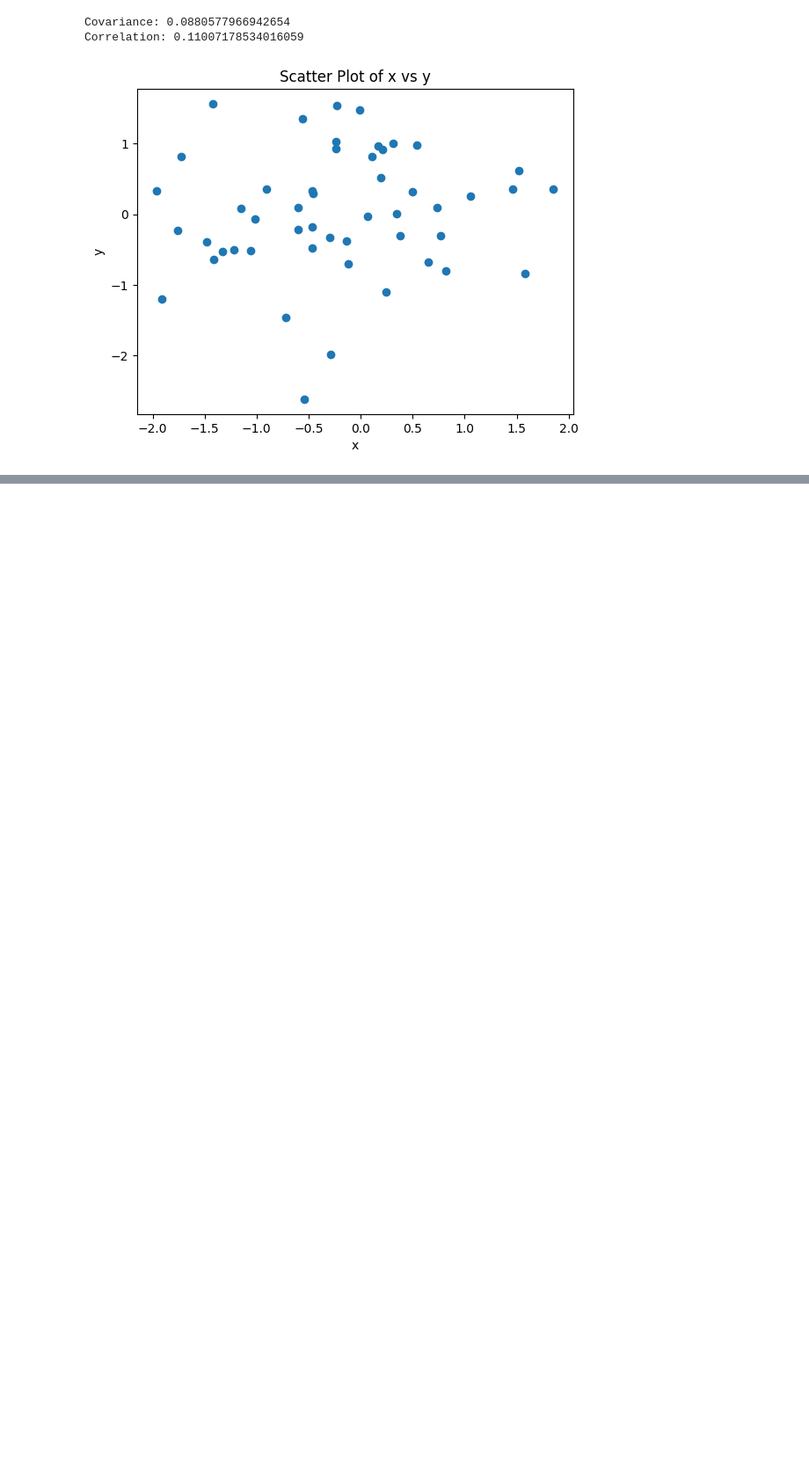
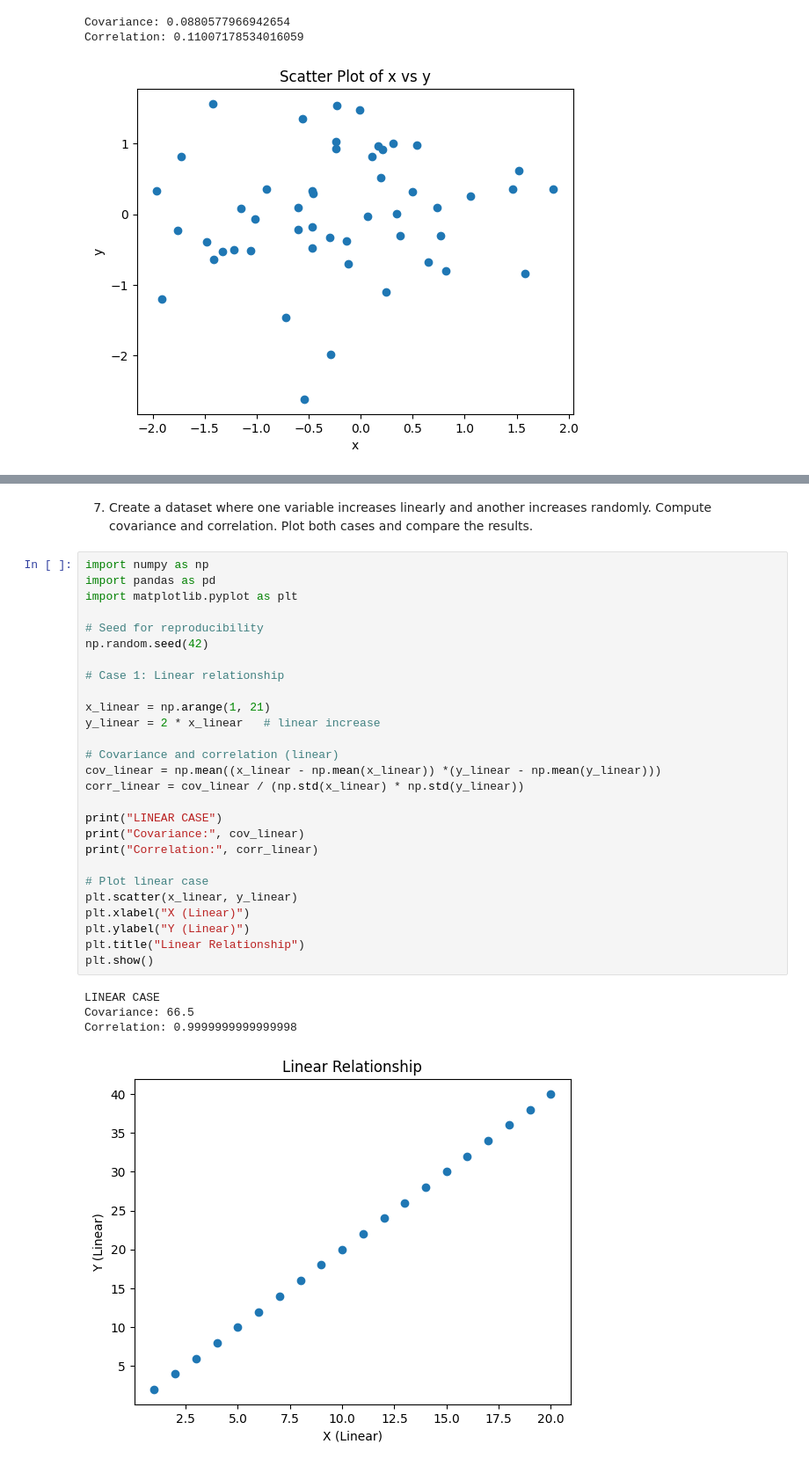
Before and after one commit to bikrambohara/DataScience_LAB, a Jupyter notebook: Lab6/qs4,5,6,7.ipynb, the cells around one changed output, grey strips where cells are left out. Shown at 88% size. Saved outputs shown, nothing was run; the diff lists cells and outputs as text; blank space fills up the shorter version.

```diff
--- a/Lab6/qs4,5,6,7.ipynb
+++ b/Lab6/qs4,5,6,7.ipynb
@@ -68,0 +118,36 @@ Correlation: 0.11007178534016059
+# %% [markdown]
+7. Create a dataset where one variable increases linearly and another increases randomly.
+Compute covariance and correlation.
+Plot both cases and compare the results.
+# %%
+import numpy as np
+import pandas as pd
+import matplotlib.pyplot as plt
+
+# Seed for reproducibility
+np.random.seed(42)
+
+# Case 1: Linear relationship
+
+x_linear = np.arange(1, 21)
+y_linear = 2 * x_linear   # linear increase
+
+# Covariance and correlation (linear)
+cov_linear = np.mean((x_linear - np.mean(x_linear)) *(y_linear - np.mean(y_linear)))
+corr_linear = cov_linear / (np.std(x_linear) * np.std(y_linear))
+
+print("LINEAR CASE")
+print("Covariance:", cov_linear)
+print("Correlation:", corr_linear)
+
+# Plot linear case
+plt.scatter(x_linear, y_linear)
+plt.xlabel("X (Linear)")
+plt.ylabel("Y (Linear)")
+plt.title("Linear Relationship")
+plt.show()
+# %% [output]
+LINEAR CASE
+Covariance: 66.5
+Correlation: 0.9999999999999998
+[figure, added]
```
Also changed, not shown: parts of 3 cells of this notebook, 2 other files.
